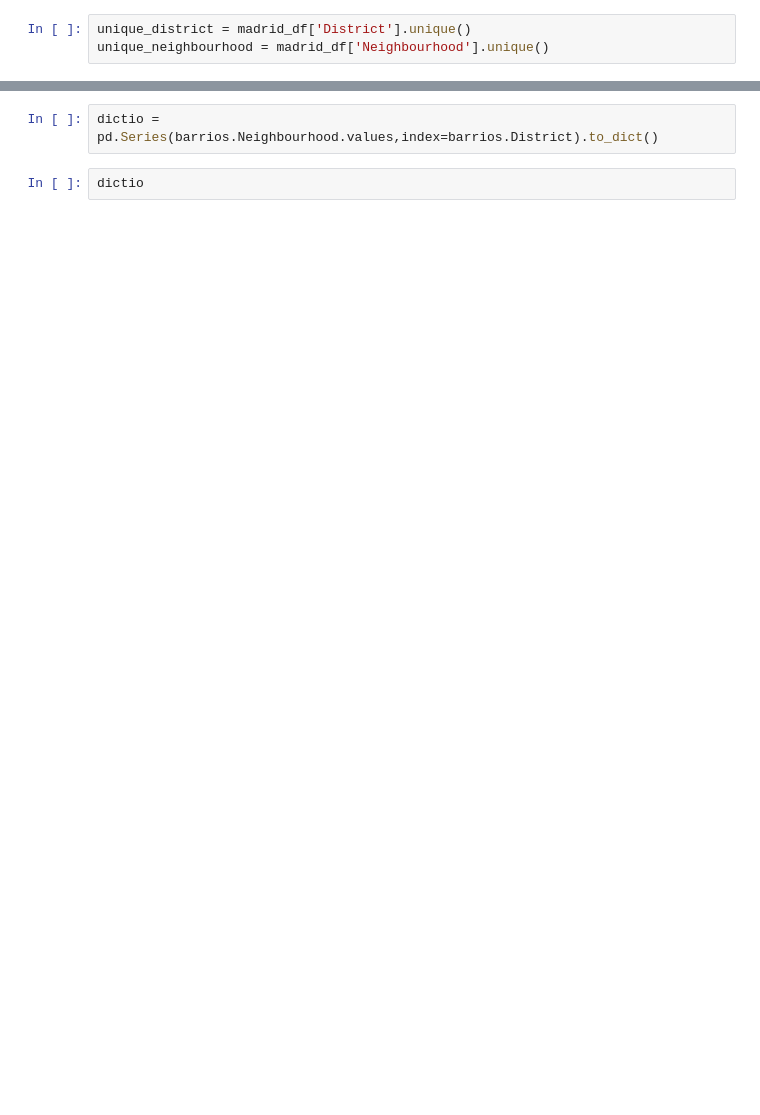
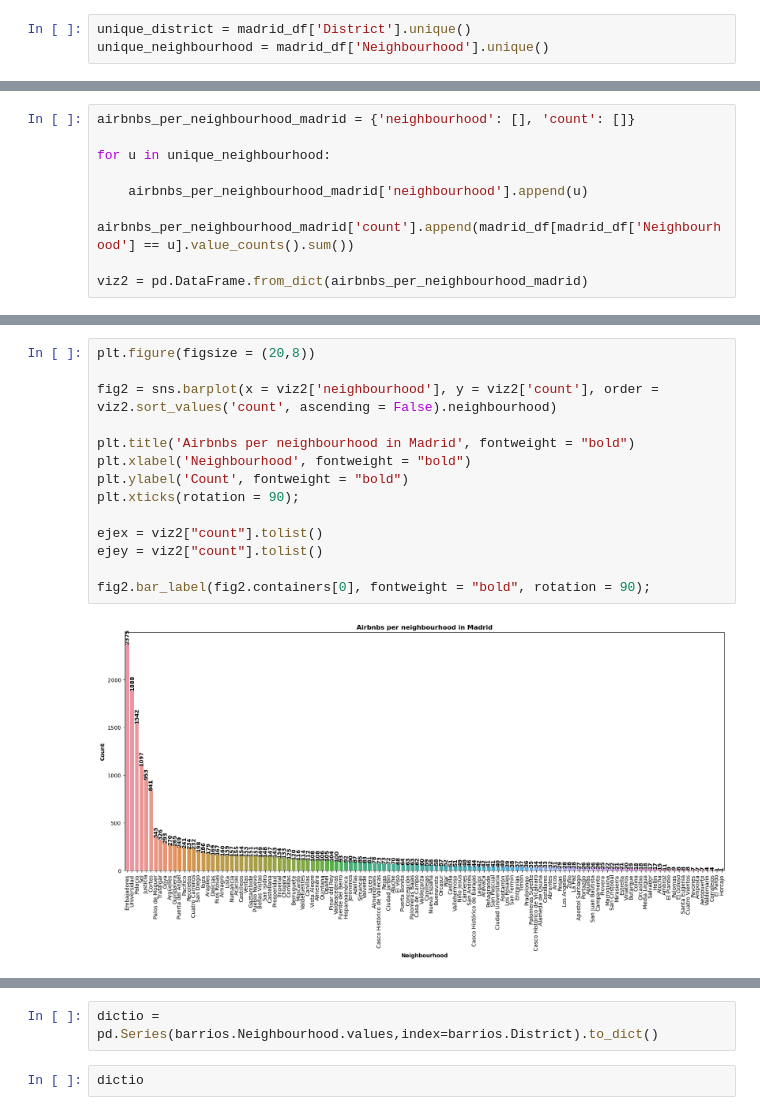
Before and after one commit to juanmolera/dashboard-project, a Jupyter notebook: notebooks/3-viz.ipynb, the cells around one changed output, grey strips where cells are left out. Cells and saved outputs as stored; diff of their text form; blank space fills up the shorter version.

```diff
--- a/notebooks/3-viz.ipynb
+++ b/notebooks/3-viz.ipynb
@@ -35,3 +41,12 @@ viz1
+# %%
+airbnbs_per_neighbourhood_madrid = {'neighbourhood': [], 'count': []}
+
+for u in unique_neighbourhood:
+
+    airbnbs_per_neighbourhood_madrid['neighbourhood'].append(u)
+    airbnbs_per_neighbourhood_madrid['count'].append(madrid_df[madrid_df['Neighbourhood'] == u].value_counts().sum())
+
+viz2 = pd.DataFrame.from_dict(airbnbs_per_neighbourhood_madrid)
 # %%
 plt.figure(figsize = (20,8))
 
@@ -49,3 +66,19 @@ fig1.bar_label(fig1.containers[0], fontweight = "bold");
+# %%
+plt.figure(figsize = (20,8))
+
+fig2 = sns.barplot(x = viz2['neighbourhood'], y = viz2['count'], order = viz2.sort_values('count', ascending = False).neighbourhood)
+
+plt.title('Airbnbs per neighbourhood in Madrid', fontweight = "bold")
+plt.xlabel('Neighbourhood', fontweight = "bold")
+plt.ylabel('Count', fontweight = "bold")
+plt.xticks(rotation = 90);
+
+ejex = viz2["count"].tolist()
+ejey = viz2["count"].tolist()
+
+fig2.bar_label(fig2.containers[0], fontweight = "bold", rotation = 90);
+# %% [output]
+[figure, added]
 # %%
 barrios.drop(['OID_', 'OBJECTID', 'CODDIS', 'COD_BAR', 'Shape_Leng', 'COD_DIS_TX', 'BARRIO_MAY', 'COD_DISBAR', 'NUM_BAR', 'BARRIO_MT', 'COD_DISB', 'Shape_STAr', 'Shape_STLe'], axis=1, inplace=True)
 barrios = barrios.rename(columns={'NOMDIS': 'District', 'NOMBRE': 'Neighbourhood'})
```
Also changed, not shown: parts of 5 cells of this notebook, 5 other files.
